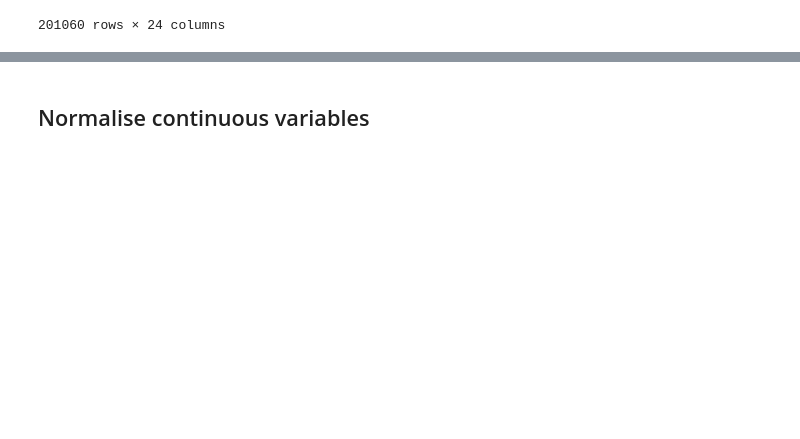
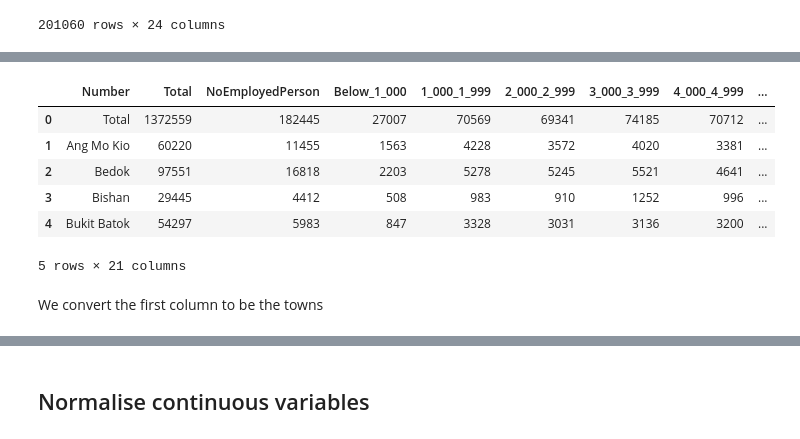
Before and after one commit to yuntsingg/DSE3101-HDB-Decode, a Jupyter notebook: code/resale_data_cleaning.ipynb, the cells around one changed output, grey strips where cells are left out. Drawn from its saved outputs; the diff is of its cells as text; code cells hidden in the pictures; blank space fills up the shorter version.

```diff
--- a/code/resale_data_cleaning.ipynb
+++ b/code/resale_data_cleaning.ipynb
@@ -175,0 +201,12 @@ df_resale
+# %%
+income_2020.head()
+# %% [output]
+|  | Number | Total | NoEmployedPerson | Below_1_000 | 1_000_1_999 | 2_000_2_999 | 3_000_3_999 | 4_000_4_999 | ... |
+| 0 | Total | 1372559 | 182445 | 27007 | 70569 | 69341 | 74185 | 70712 | ... |
+| 1 | Ang Mo Kio | 60220 | 11455 | 1563 | 4228 | 3572 | 4020 | 3381 | ... |
+| 2 | Bedok | 97551 | 16818 | 2203 | 5278 | 5245 | 5521 | 4641 | ... |
+| 3 | Bishan | 29445 | 4412 | 508 | 983 | 910 | 1252 | 996 | ... |
+| 4 | Bukit Batok | 54297 | 5983 | 847 | 3328 | 3031 | 3136 | 3200 | ... |
+5 rows × 21 columns
+# %% [markdown]
+We convert the first column to be the towns
```
Also changed, not shown: parts of 17 cells of this notebook.
